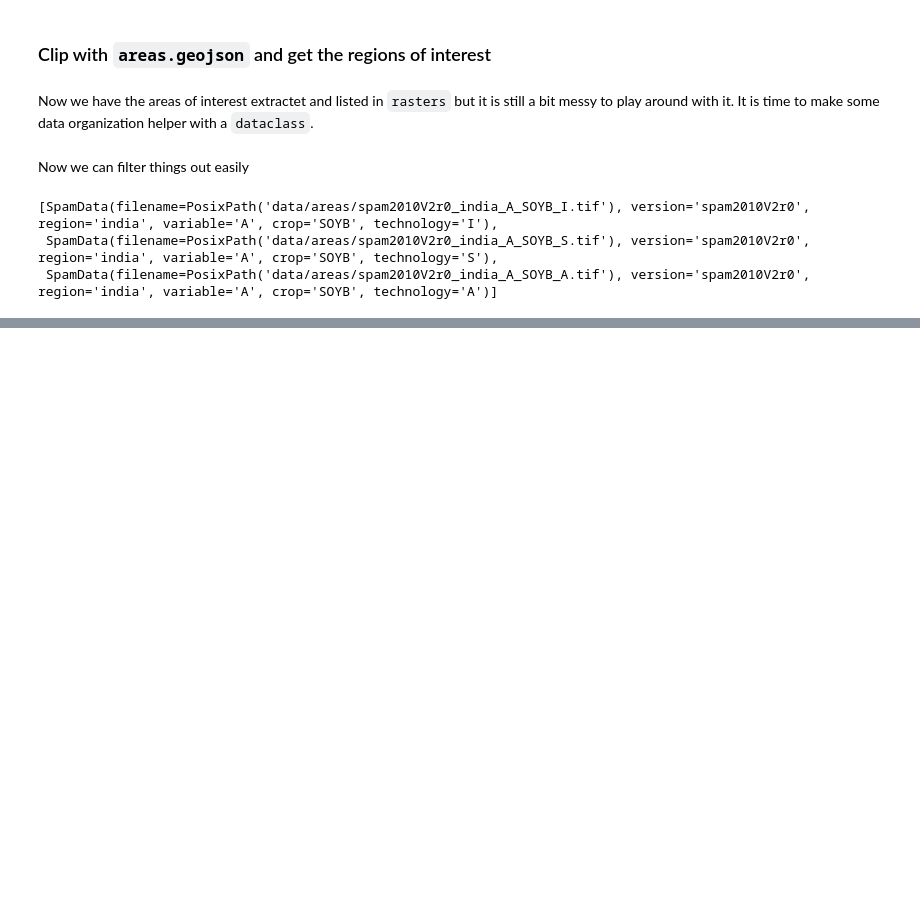
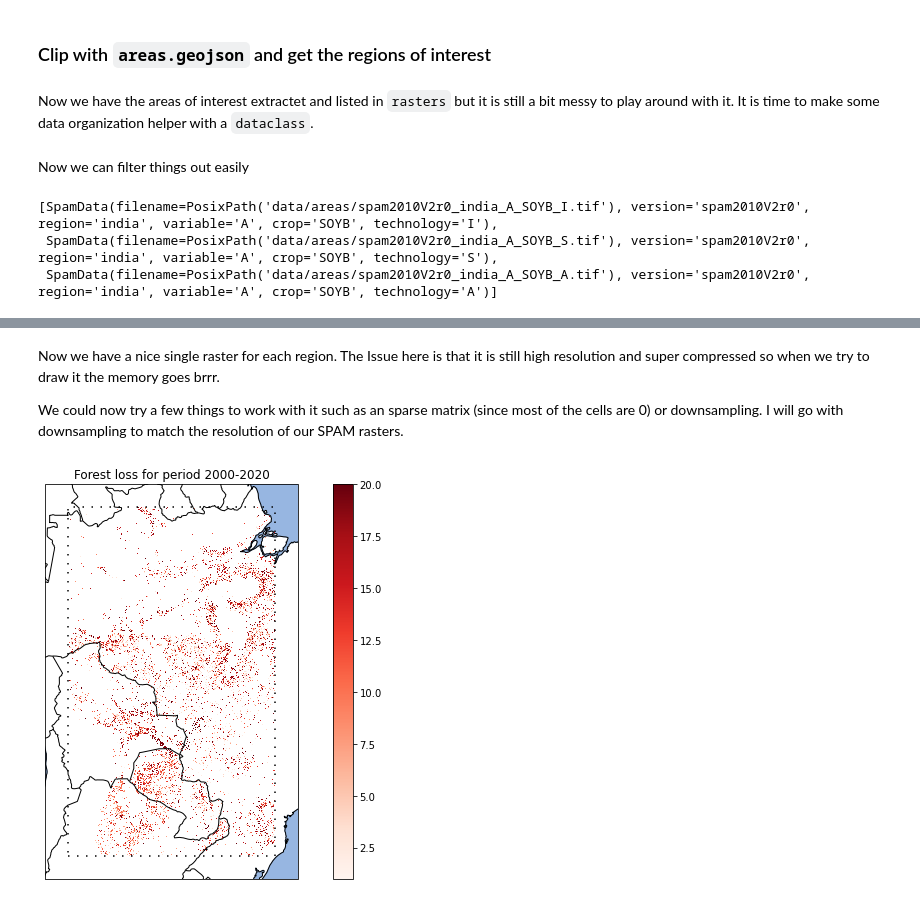
Before and after one commit to BielStela/vizzuality_challenge, a Jupyter notebook: challenge.ipynb, the cells around one changed output, grey strips where cells are left out. Saved outputs shown, nothing was run; the diff lists cells and outputs as text; code cells hidden in the pictures; blank space fills up the shorter version.

```diff
--- a/challenge.ipynb
+++ b/challenge.ipynb
@@ -213,0 +217,2 @@ compare_rasters(area_all_tech)
+# %%
+forest_data_path = DATA_BASE_PATH/"forest"
@@ -213,0 +239,4 @@ compare_rasters(area_all_tech)
+# %% [markdown]
+Now we have a nice single raster for each region. The Issue here is that it is still high resolution and super compressed so when we try to draw it the memory goes brrr.
+
+We could now try a few things to work with it such as an sparse matrix (since most of the cells are 0) or downsampling. I will go with downsampling to match the resolution of our SPAM rasters.
@@ -213,0 +292,12 @@ compare_rasters(area_all_tech)
+# %%
+fig = plt.figure(figsize=(10, 6))
+proj = ccrs.PlateCarree()  # sets the cartopy map projection
+ax = fig.add_subplot(111, projection=proj)
+
+im_ax, _ = plot_map_on_ax(ax, forest_data_path/"america"/"correg.tif", areas, proj, cmap="Reds", interpolation="none")
+
+fig.colorbar(im_ax, ax=ax)
+ax.set_title(f"Forest loss for period 2000-2020")
+plt.tight_layout()
+# %% [output]
+[figure, added]
```
Also changed, not shown: parts of 20 cells of this notebook.
